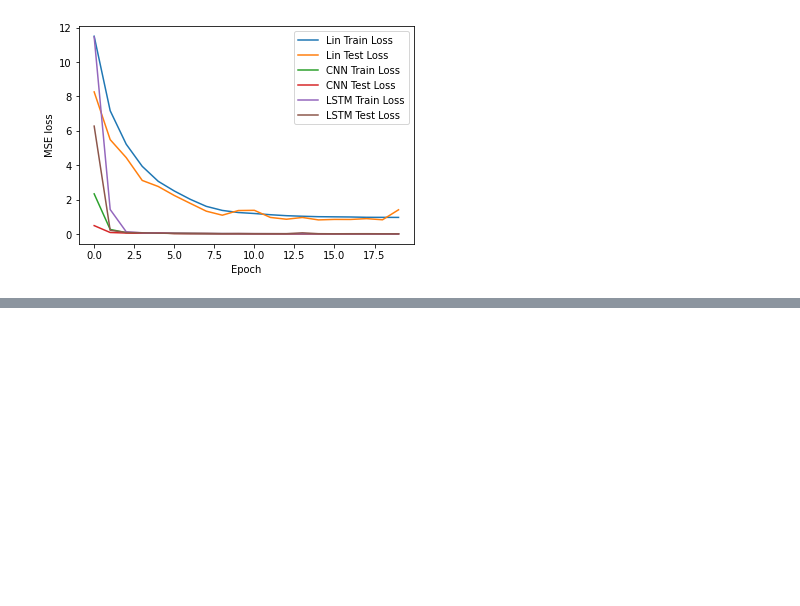
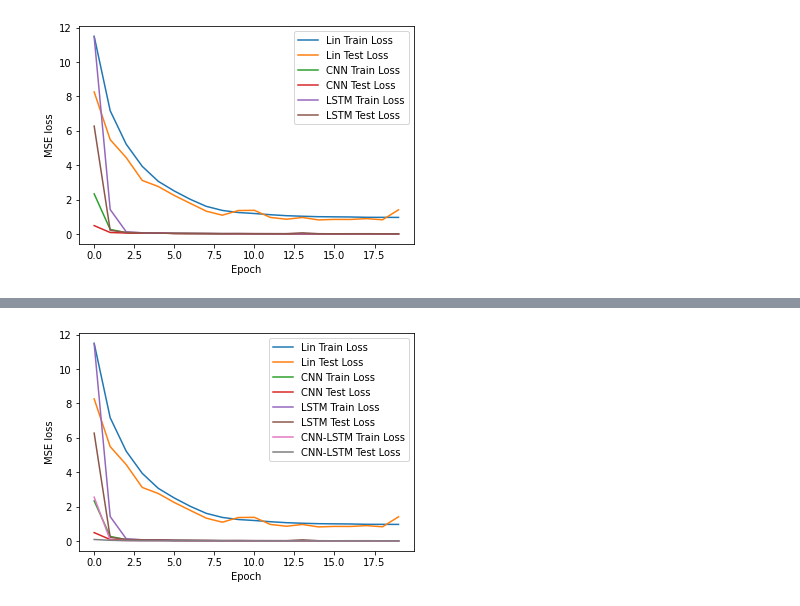
Before and after one commit to erinhwilson/deep-5g-sandbox, a Jupyter notebook: full_synthetic_data_analysis.ipynb, the cells around one changed output, grey strips where cells are left out. Cells and saved outputs as stored; diff of their text form; code cells hidden in the pictures; blank space fills up the shorter version.

```diff
--- a/full_synthetic_data_analysis.ipynb
+++ b/full_synthetic_data_analysis.ipynb
@@ -883,0 +1010,9 @@ u.quick_loss_plot(
+# %%
+u.quick_loss_plot(
+    mer8motif_lin_data_label + \
+    mer8motif_cnn_data_label + \
+    mer8motif_lstm_data_label + \
+    mer8motif_cnnlstm_data_label
+)
+# %% [output]
+[figure, added]
```
Also changed, not shown: parts of 6 cells of this notebook, 2 other files.
